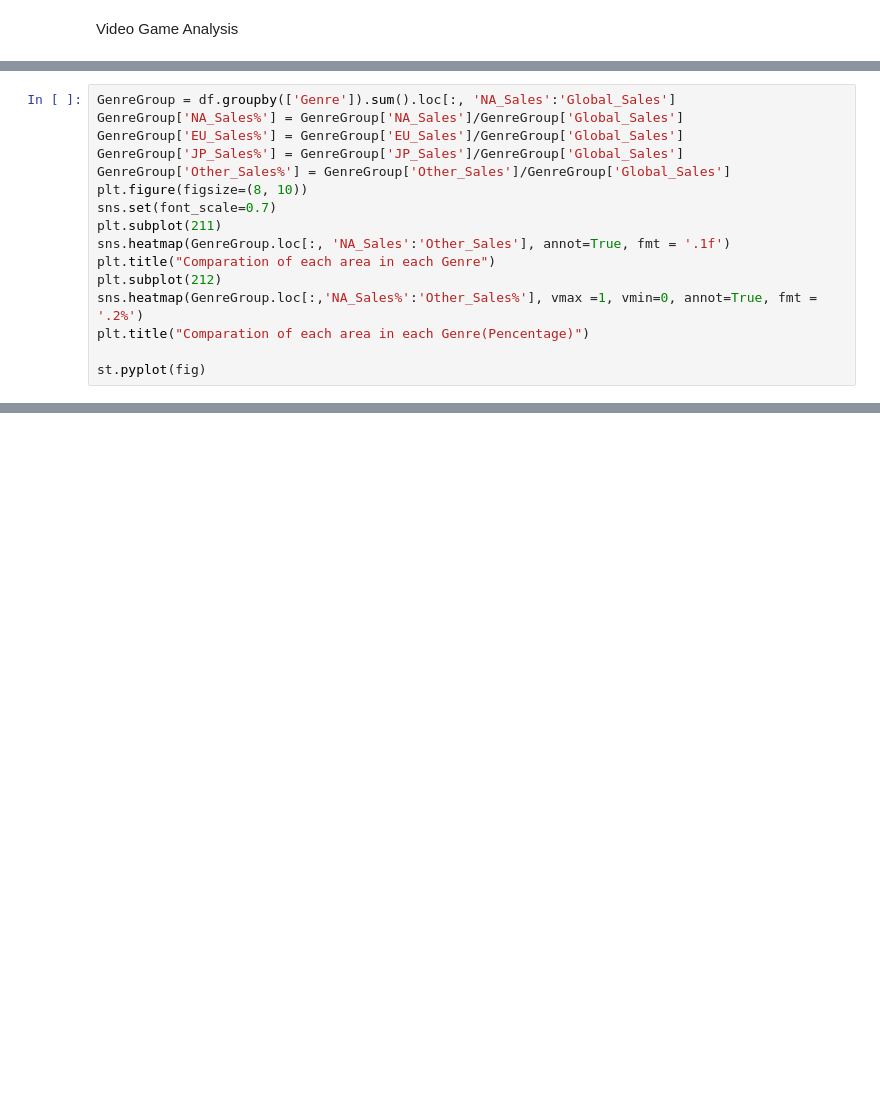
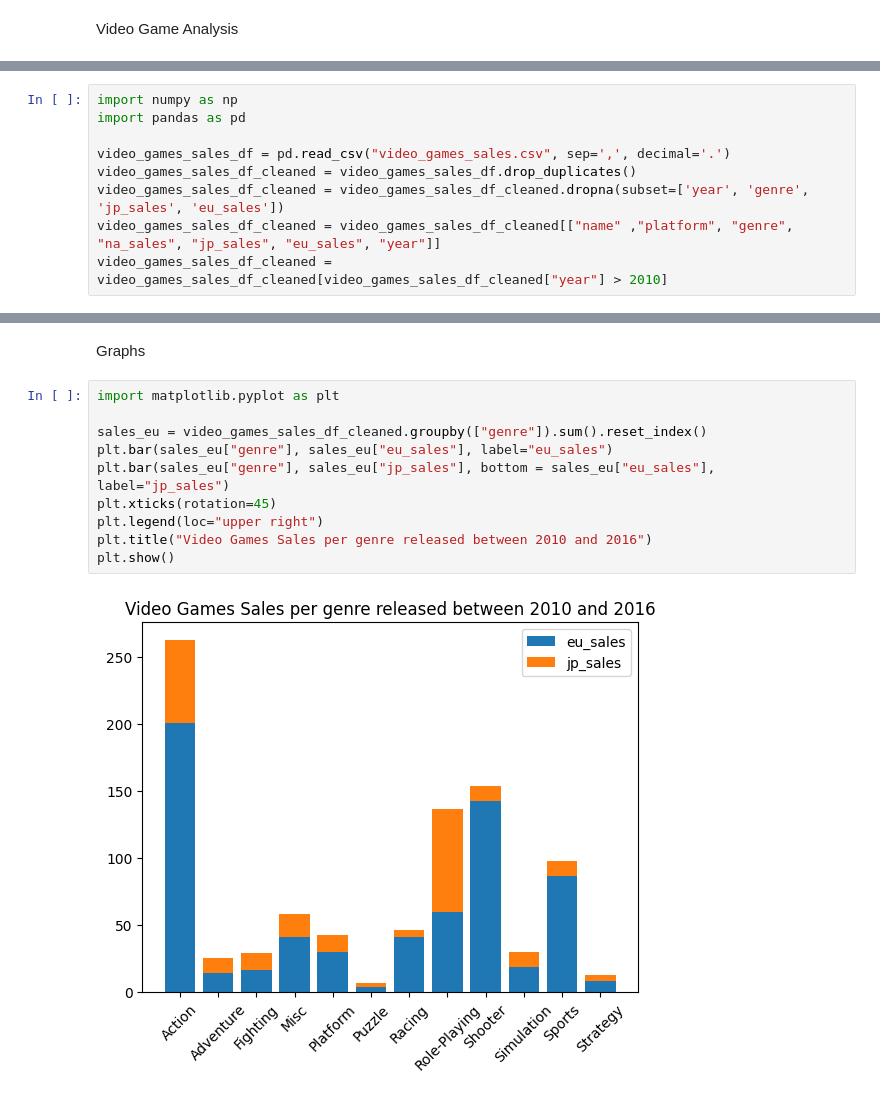
Before and after one commit to StarlaToR/DataScience, a Jupyter notebook: VideoGamesAnalysis.ipynb, the cells around one changed output, grey strips where cells are left out. Saved outputs shown, nothing was run; the diff lists cells and outputs as text; blank space fills up the shorter version.

Commit message:
+Add csv + begin data preprocessing and graphs

```diff
--- a/VideoGamesAnalysis.ipynb
+++ b/VideoGamesAnalysis.ipynb
@@ -49,16 +2,0 @@ st.pyplot(fig)
-# %%
-GenreGroup = df.groupby(['Genre']).sum().loc[:, 'NA_Sales':'Global_Sales']
-GenreGroup['NA_Sales%'] = GenreGroup['NA_Sales']/GenreGroup['Global_Sales']
-GenreGroup['EU_Sales%'] = GenreGroup['EU_Sales']/GenreGroup['Global_Sales']
-GenreGroup['JP_Sales%'] = GenreGroup['JP_Sales']/GenreGroup['Global_Sales']
-GenreGroup['Other_Sales%'] = GenreGroup['Other_Sales']/GenreGroup['Global_Sales']
-plt.figure(figsize=(8, 10))
-sns.set(font_scale=0.7)
-plt.subplot(211)
-sns.heatmap(GenreGroup.loc[:, 'NA_Sales':'Other_Sales'], annot=True, fmt = '.1f')
-plt.title("Comparation of each area in each Genre")
-plt.subplot(212)
-sns.heatmap(GenreGroup.loc[:,'NA_Sales%':'Other_Sales%'], vmax =1, vmin=0, annot=True, fmt = '.2%')
-plt.title("Comparation of each area in each Genre(Pencentage)")
-
-st.pyplot(fig)
@@ -64,0 +15,9 @@ st.pyplot(fig)
+# %%
+import numpy as np
+import pandas as pd
+
+video_games_sales_df = pd.read_csv("video_games_sales.csv", sep=',', decimal='.')
+video_games_sales_df_cleaned = video_games_sales_df.drop_duplicates()
+video_games_sales_df_cleaned = video_games_sales_df_cleaned.dropna(subset=['year', 'genre', 'jp_sales', 'eu_sales'])
+video_games_sales_df_cleaned = video_games_sales_df_cleaned[["name" ,"platform", "genre", "na_sales", "jp_sales", "eu_sales", "year"]]
+video_games_sales_df_cleaned = video_games_sales_df_cleaned[video_games_sales_df_cleaned["year"] > 2010]
@@ -64,0 +51,14 @@ st.pyplot(fig)
+# %% [markdown]
+Graphs
+# %%
+import matplotlib.pyplot as plt
+
+sales_eu = video_games_sales_df_cleaned.groupby(["genre"]).sum().reset_index()
+plt.bar(sales_eu["genre"], sales_eu["eu_sales"], label="eu_sales")
+plt.bar(sales_eu["genre"], sales_eu["jp_sales"], bottom = sales_eu["eu_sales"], label="jp_sales")
+plt.xticks(rotation=45)
+plt.legend(loc="upper right")
+plt.title("Video Games Sales per genre released between 2010 and 2016")
+plt.show()
+# %% [output]
+[figure, added]
```
Also changed, not shown: parts of 9 cells of this notebook, 4 other files.
